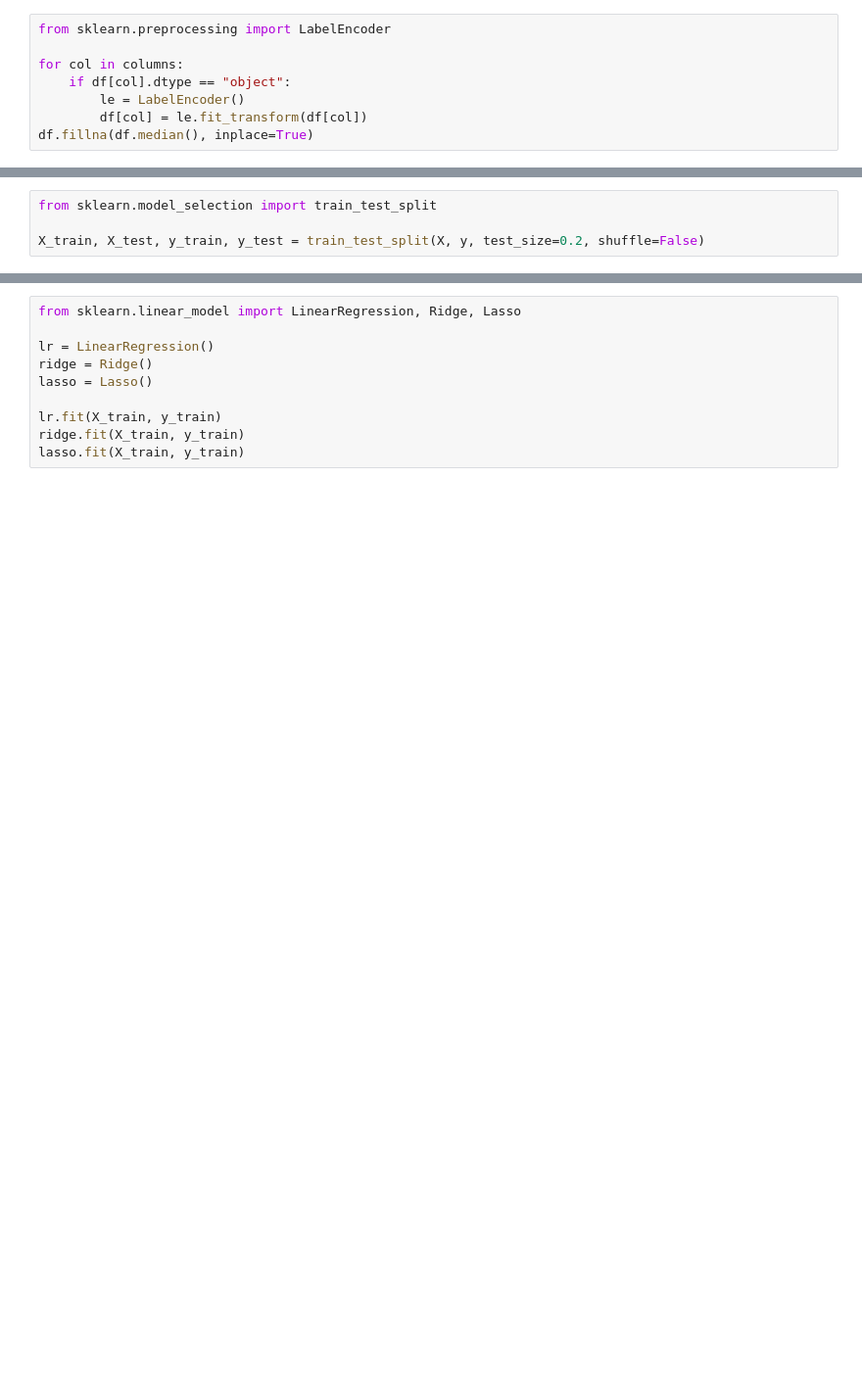
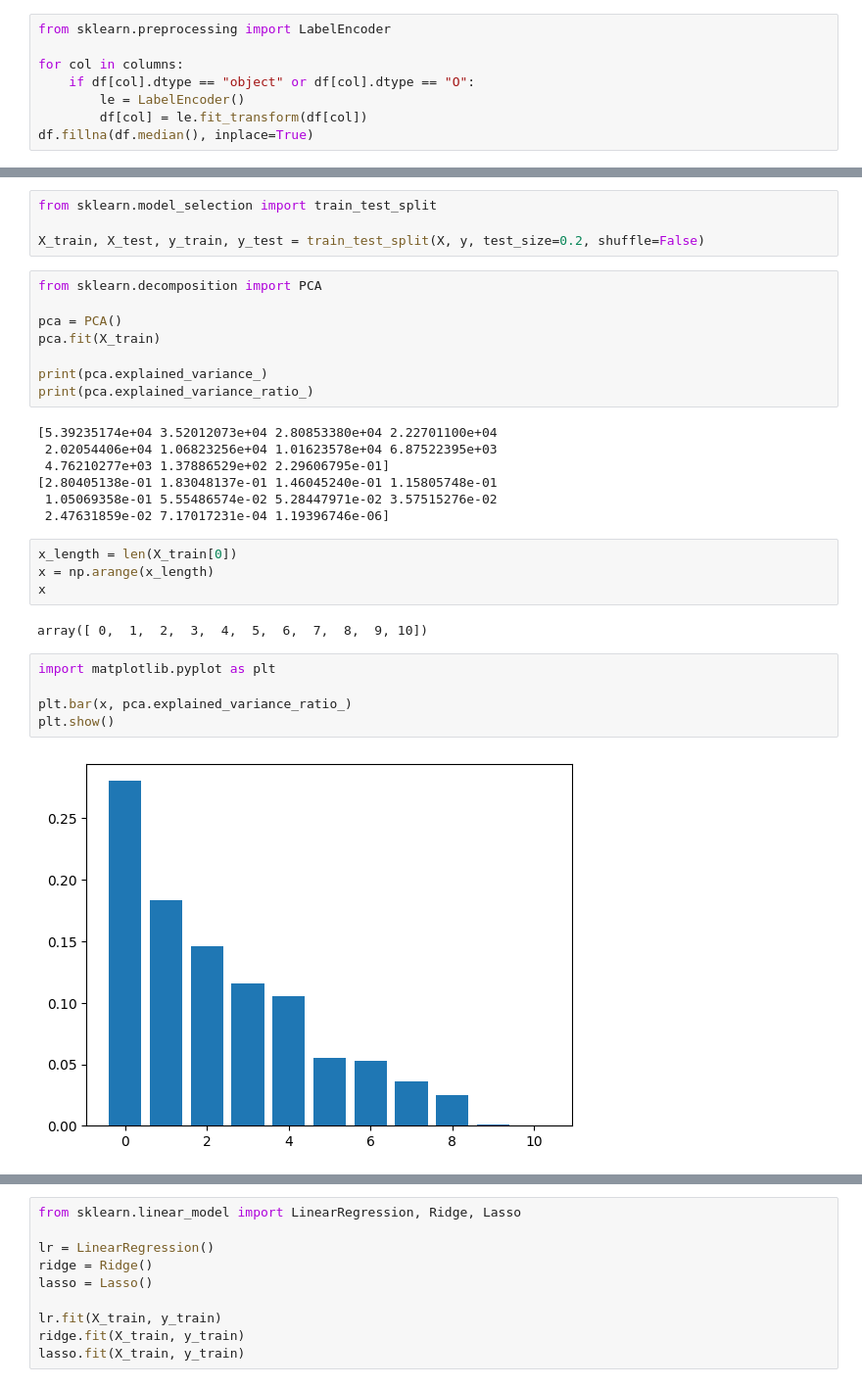
Before and after one commit to CG05/BillboardAnalitics, a Jupyter notebook: modeltest/test2022.ipynb, the cells around one changed output, grey strips where cells are left out. Shown at 98% size. Saved outputs shown, nothing was run; the diff lists cells and outputs as text; blank space fills up the shorter version.

```diff
--- a/modeltest/test2022.ipynb
+++ b/modeltest/test2022.ipynb
@@ -300,7 +296,7 @@ df
 from sklearn.preprocessing import LabelEncoder
 
 for col in columns:
-    if df[col].dtype == "object":
+    if df[col].dtype == "object" or df[col].dtype == "O":
         le = LabelEncoder()
         df[col] = le.fit_transform(df[col])
 df.fillna(df.median(), inplace=True)
@@ -345,3 +348,31 @@ X.ndim
 from sklearn.model_selection import train_test_split
 
 X_train, X_test, y_train, y_test = train_test_split(X, y, test_size=0.2, shuffle=False)
+# %%
+from sklearn.decomposition import PCA
+
+pca = PCA()
+pca.fit(X_train)
+
+print(pca.explained_variance_)
+print(pca.explained_variance_ratio_)
+# %% [output]
+[5.39235174e+04 3.52012073e+04 2.80853380e+04 2.22701100e+04
+ 2.02054406e+04 1.06823256e+04 1.01623578e+04 6.87522395e+03
+ 4.76210277e+03 1.37886529e+02 2.29606795e-01]
+[2.80405138e-01 1.83048137e-01 1.46045240e-01 1.15805748e-01
+ 1.05069358e-01 5.55486574e-02 5.28447971e-02 3.57515276e-02
+ 2.47631859e-02 7.17017231e-04 1.19396746e-06]
+# %%
+x_length = len(X_train[0])
+x = np.arange(x_length)
+x
+# %% [output]
+array([ 0,  1,  2,  3,  4,  5,  6,  7,  8,  9, 10])
+# %%
+import matplotlib.pyplot as plt
+
+plt.bar(x, pca.explained_variance_ratio_)
+plt.show()
+# %% [output]
+[figure, added]
```
Also changed, not shown: parts of 13 cells of this notebook, 2 other files.
